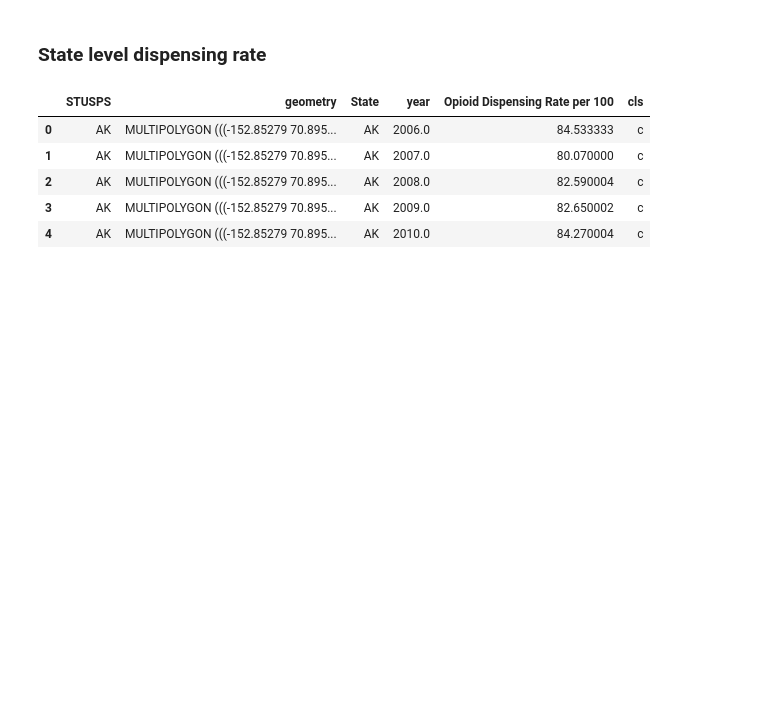
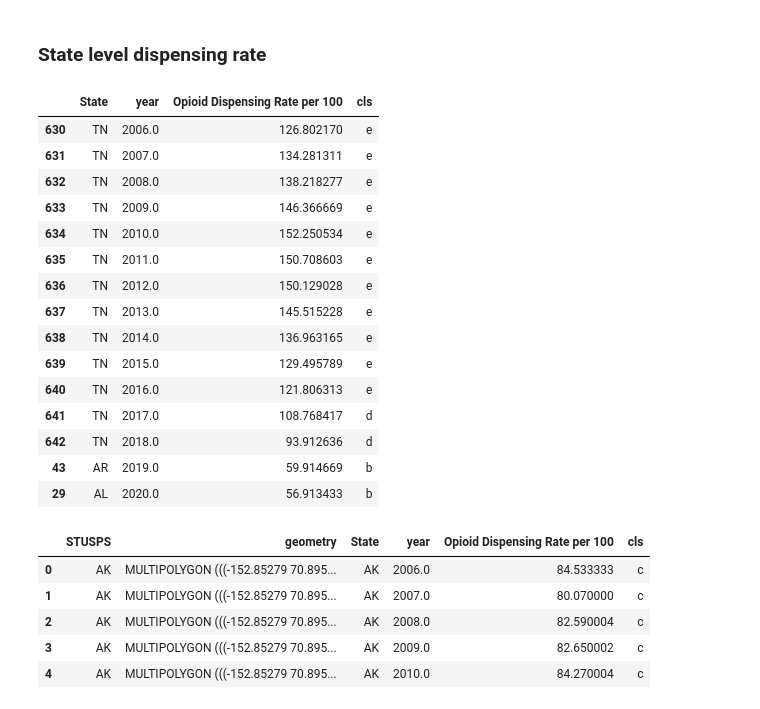
Before and after one commit to Ludougan123234/624-project, a Jupyter notebook: exp_opioid randy.ipynb, the cells around one changed output. Cells and saved outputs as stored; diff of their text form; code cells hidden in the pictures; blank space fills up the shorter version.

```diff
--- a/exp_opioid randy.ipynb
+++ b/exp_opioid randy.ipynb
@@ -153,8 +159,6 @@ Text(0.5, 1.0, 'Opioid dispensing rate per 100 (2006-2019)')
 [figure]
 # %%
 trydf = df.copy()
-cgdf = gpd.read_file("./data/cb_2022_us_county_500k/cb_2022_us_county_500k.shp")
-
 trydf = trydf.rename(columns={"County FIPS Code": "GEOID"})
 trydf['GEOID'] = trydf['GEOID'].astype("float")
 cgdf['GEOID'] = cgdf['GEOID'].astype("float")
@@ -178,8 +182,7 @@ vmin = gdf["Opioid Dispensing Rate per 100"].min()
 vmax = gdf["Opioid Dispensing Rate per 100"].max()
 
 plot_extra = True
-for i in range(2006, 2021):
-    print(f"making {i} plot")
+for i in tqdm(range(2006, 2021)):
     fig, ax = plt.subplots(1, 1, figsize=(11, 9))
 
     gdf[~(gdf["State"].isin(["AK", "HI"])) & (gdf["year"] == i)].to_crs(
@@ -436,3 +379,22 @@ sgdf = state_cgdf.drop(['ALAND', 'AWATER','GEOID', 'AFFGEOID', 'STATENS'], axis=
+# %%
+state_rx.loc[state_rx.groupby(['year'])['Opioid Dispensing Rate per 100'].idxmax()]
+# %% [output]
+|  | State | year | Opioid Dispensing Rate per 100 | cls |
+| 630 | TN | 2006.0 | 126.802170 | e |
+| 631 | TN | 2007.0 | 134.281311 | e |
+| 632 | TN | 2008.0 | 138.218277 | e |
+| 633 | TN | 2009.0 | 146.366669 | e |
+| 634 | TN | 2010.0 | 152.250534 | e |
+| 635 | TN | 2011.0 | 150.708603 | e |
+| 636 | TN | 2012.0 | 150.129028 | e |
+| 637 | TN | 2013.0 | 145.515228 | e |
+| 638 | TN | 2014.0 | 136.963165 | e |
+| 639 | TN | 2015.0 | 129.495789 | e |
+| 640 | TN | 2016.0 | 121.806313 | e |
+| 641 | TN | 2017.0 | 108.768417 | d |
+| 642 | TN | 2018.0 | 93.912636 | d |
+| 43 | AR | 2019.0 | 59.914669 | b |
+| 29 | AL | 2020.0 | 56.913433 | b |
 # %%
 strx_gdf = sgdf[['STUSPS', 'geometry']].merge(state_rx, how="right", left_on="STUSPS", right_on="State")
 strx_gdf.head(5)
```
Also changed, not shown: parts of 15 cells of this notebook.
